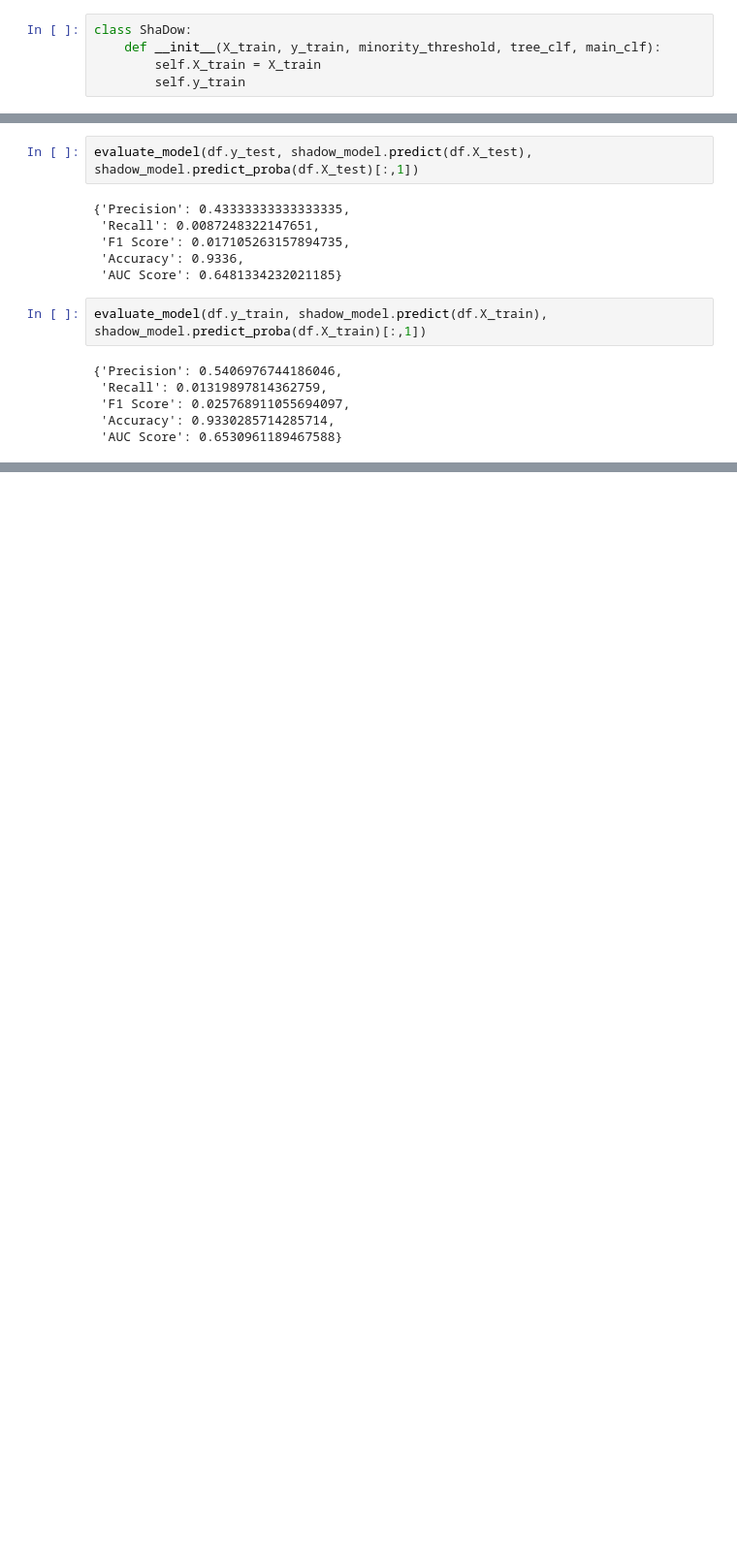
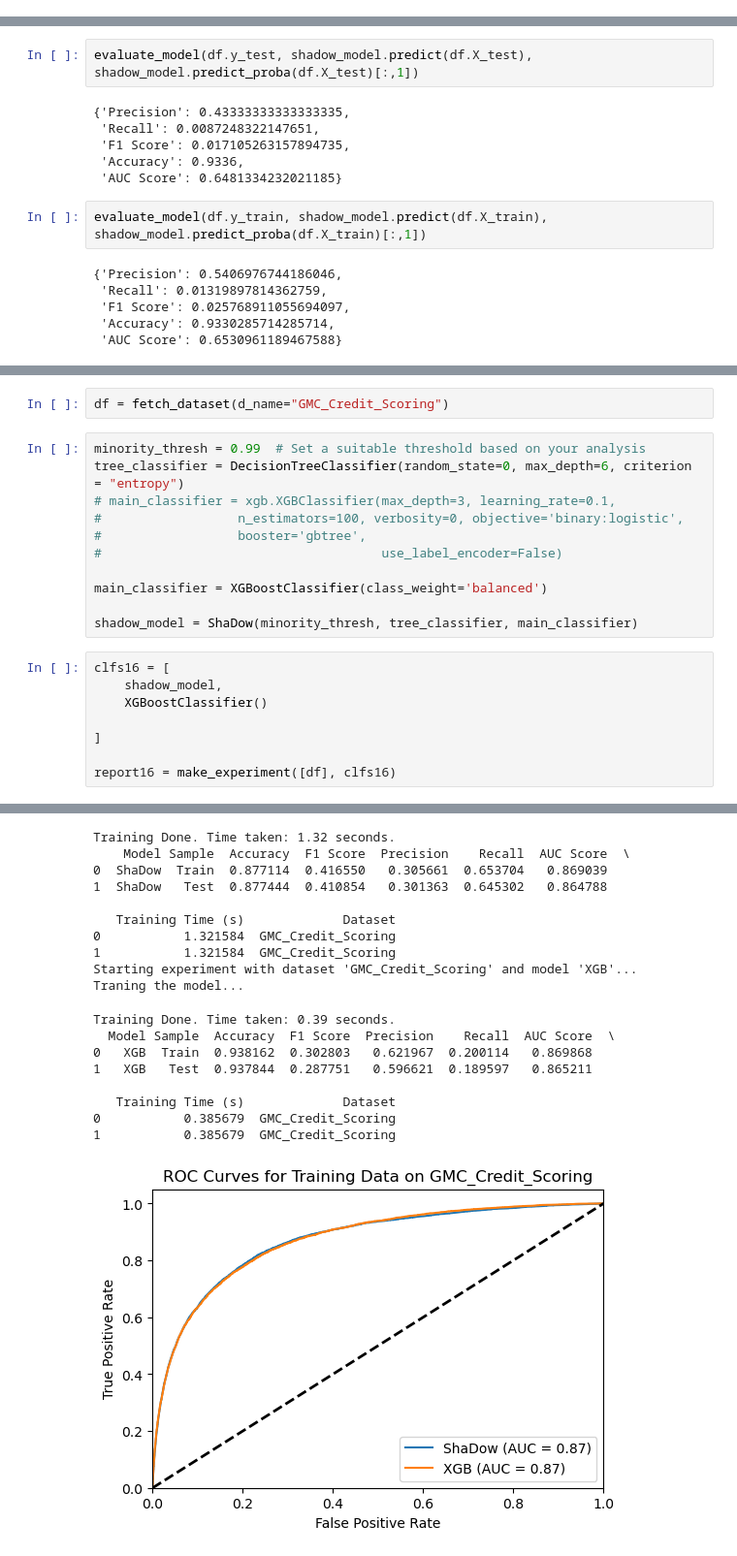
Before and after one commit to ShamilShukurov/ADA_GWU_Master_Thesis, a Jupyter notebook: Code/ShaDow.ipynb, the cells around one changed output, grey strips where cells are left out. Shown at 97% size. Cells and saved outputs as stored; diff of their text form; blank space fills up the shorter version.

Commit message:
ShaDow Analysis

```diff
--- a/Code/ShaDow.ipynb
+++ b/Code/ShaDow.ipynb
@@ -195,11 +195,6 @@ Training Done. Time taken: 0.84 seconds.
 |  | Model | Sample | Accuracy | F1 Score | Precision | Recall | AUC Score | Training Time (s) |
 | 0 | XGB | Train | 0.896661 | 0.320318 | 0.627669 | 0.215026 | 0.824187 | 0.836385 |
 | 1 | XGB | Test | 0.896345 | 0.313704 | 0.603502 | 0.211935 | 0.819081 | 0.836385 |
-# %%
-class ShaDow:
-    def __init__(X_train, y_train, minority_threshold, tree_clf, main_clf):
-        self.X_train = X_train
-        self.y_train
 # %%
 from sklearn.tree import DecisionTreeClassifier
 from sklearn.linear_model import LogisticRegression
@@ -418,0 +424,22 @@ Experiment Done in 20.405463457107544 seconds
+# %%
+df = fetch_dataset(d_name="GMC_Credit_Scoring")
+# %%
+minority_thresh = 0.99  # Set a suitable threshold based on your analysis
+tree_classifier = DecisionTreeClassifier(random_state=0, max_depth=6, criterion = "entropy")
+# main_classifier = xgb.XGBClassifier(max_depth=3, learning_rate=0.1,
+#                  n_estimators=100, verbosity=0, objective='binary:logistic',
+#                  booster='gbtree',
+#                                     use_label_encoder=False)
+
+main_classifier = XGBoostClassifier(class_weight='balanced')
+
+shadow_model = ShaDow(minority_thresh, tree_classifier, main_classifier)
+# %%
+clfs16 = [
+    shadow_model,
+    XGBoostClassifier()
+
+]
+
+report16 = make_experiment([df], clfs16)
+# %% [output]
@@ -418,0 +452,19 @@ Experiment Done in 20.405463457107544 seconds
+Training Done. Time taken: 1.32 seconds.
+    Model Sample  Accuracy  F1 Score  Precision    Recall  AUC Score  \
+0  ShaDow  Train  0.877114  0.416550   0.305661  0.653704   0.869039
+1  ShaDow   Test  0.877444  0.410854   0.301363  0.645302   0.864788
+
+   Training Time (s)             Dataset
+0           1.321584  GMC_Credit_Scoring
+1           1.321584  GMC_Credit_Scoring
+Starting experiment with dataset 'GMC_Credit_Scoring' and model 'XGB'...
+Traning the model...
+Training Done. Time taken: 0.39 seconds.
+  Model Sample  Accuracy  F1 Score  Precision    Recall  AUC Score  \
+0   XGB  Train  0.938162  0.302803   0.621967  0.200114   0.869868
+1   XGB   Test  0.937844  0.287751   0.596621  0.189597   0.865211
+
+   Training Time (s)             Dataset
+0           0.385679  GMC_Credit_Scoring
+1           0.385679  GMC_Credit_Scoring
+[figure, added]
```
Also changed, not shown: parts of 5 cells of this notebook, 20 other files.
